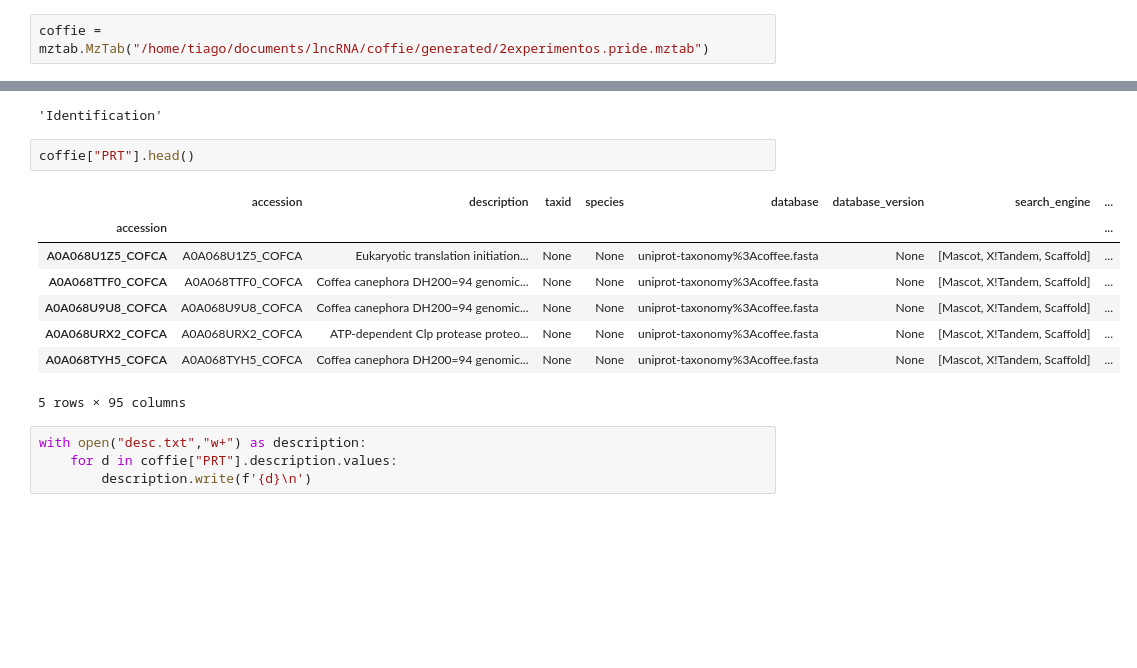
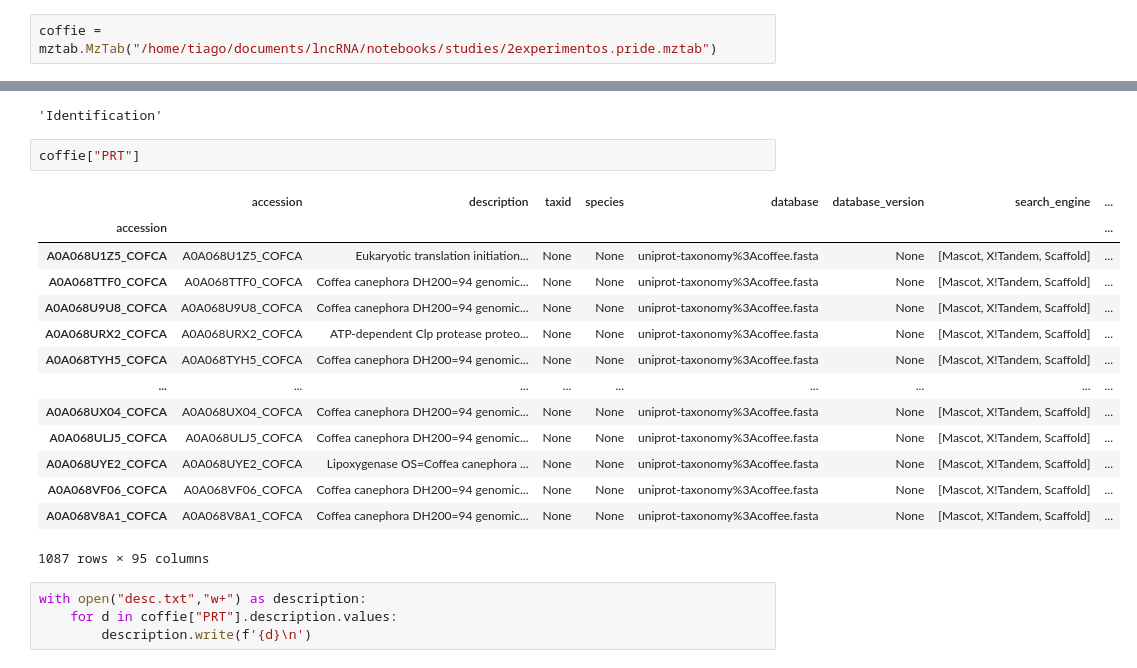
Before and after one commit to tiagocabralborelli/lncRNA, a Jupyter notebook: notebooks/studies/mztab_study.ipynb, the cells around one changed output, grey strips where cells are left out. Cells and saved outputs as stored; diff of their text form; blank space fills up the shorter version.

```diff
--- a/notebooks/studies/mztab_study.ipynb
+++ b/notebooks/studies/mztab_study.ipynb
@@ -28,7 +28,7 @@ from pyteomics import mztab
 # %% [markdown]
 ### 1. Coffie
 # %%
-coffie = mztab.MzTab("/home/tiago/documents/lncRNA/coffie/generated/2experimentos.pride.mztab")
+coffie = mztab.MzTab("/home/tiago/documents/lncRNA/notebooks/studies/2experimentos.pride.mztab")
 # %%
 coffie.keys()
 # %% [output]
@@ -43,16 +43,22 @@ coffie.metadata["mzTab-type"]
 # %% [output]
 'Identification'
 # %%
-coffie["PRT"].head()
+coffie["PRT"]
 # %% [output]
 |  | accession | description | taxid | species | database | database_version | search_engine | ... |
 | accession |  |  |  |  |  |  |  | ... |
 | A0A068U1Z5_COFCA | A0A068U1Z5_COFCA | Eukaryotic translation initiation... | None | None | uniprot-taxonomy%3Acoffee.fasta | None | [Mascot, X!Tandem, Scaffold] | ... |
 | A0A068TTF0_COFCA | A0A068TTF0_COFCA | Coffea canephora DH200=94 genomic... | None | None | uniprot-taxonomy%3Acoffee.fasta | None | [Mascot, X!Tandem, Scaffold] | ... |
 | A0A068U9U8_COFCA | A0A068U9U8_COFCA | Coffea canephora DH200=94 genomic... | None | None | uniprot-taxonomy%3Acoffee.fasta | None | [Mascot, X!Tandem, Scaffold] | ... |
 | A0A068URX2_COFCA | A0A068URX2_COFCA | ATP-dependent Clp protease proteo... | None | None | uniprot-taxonomy%3Acoffee.fasta | None | [Mascot, X!Tandem, Scaffold] | ... |
 | A0A068TYH5_COFCA | A0A068TYH5_COFCA | Coffea canephora DH200=94 genomic... | None | None | uniprot-taxonomy%3Acoffee.fasta | None | [Mascot, X!Tandem, Scaffold] | ... |
+| ... | ... | ... | ... | ... | ... | ... | ... | ... |
+| A0A068UX04_COFCA | A0A068UX04_COFCA | Coffea canephora DH200=94 genomic... | None | None | uniprot-taxonomy%3Acoffee.fasta | None | [Mascot, X!Tandem, Scaffold] | ... |
+| A0A068ULJ5_COFCA | A0A068ULJ5_COFCA | Coffea canephora DH200=94 genomic... | None | None | uniprot-taxonomy%3Acoffee.fasta | None | [Mascot, X!Tandem, Scaffold] | ... |
+| A0A068UYE2_COFCA | A0A068UYE2_COFCA | Lipoxygenase OS=Coffea canephora ... | None | None | uniprot-taxonomy%3Acoffee.fasta | None | [Mascot, X!Tandem, Scaffold] | ... |
+| A0A068VF06_COFCA | A0A068VF06_COFCA | Coffea canephora DH200=94 genomic... | None | None | uniprot-taxonomy%3Acoffee.fasta | None | [Mascot, X!Tandem, Scaffold] | ... |
+| A0A068V8A1_COFCA | A0A068V8A1_COFCA | Coffea canephora DH200=94 genomic... | None | None | uniprot-taxonomy%3Acoffee.fasta | None | [Mascot, X!Tandem, Scaffold] | ... |
-5 rows × 95 columns
+1087 rows × 95 columns
 # %%
 with open("desc.txt","w+") as description:
     for d in coffie["PRT"].description.values:
```
Also changed, not shown: parts of 15 cells of this notebook, 12 other files.
